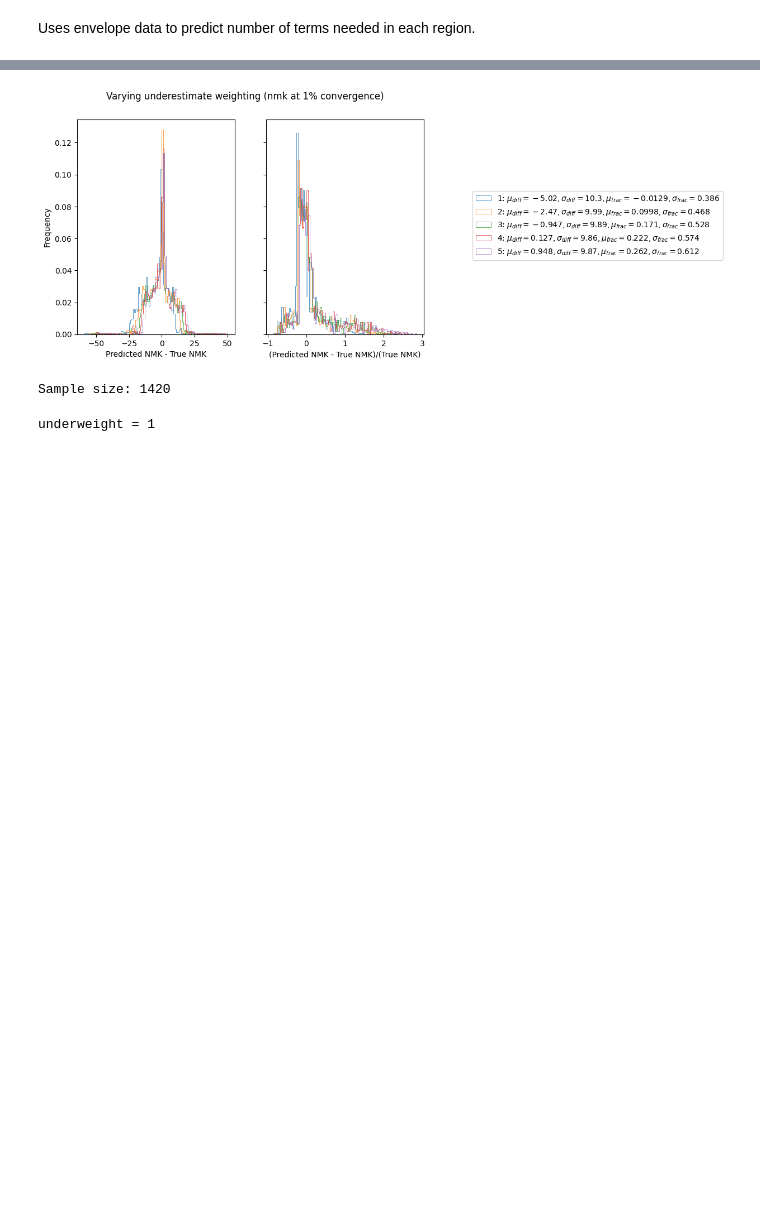
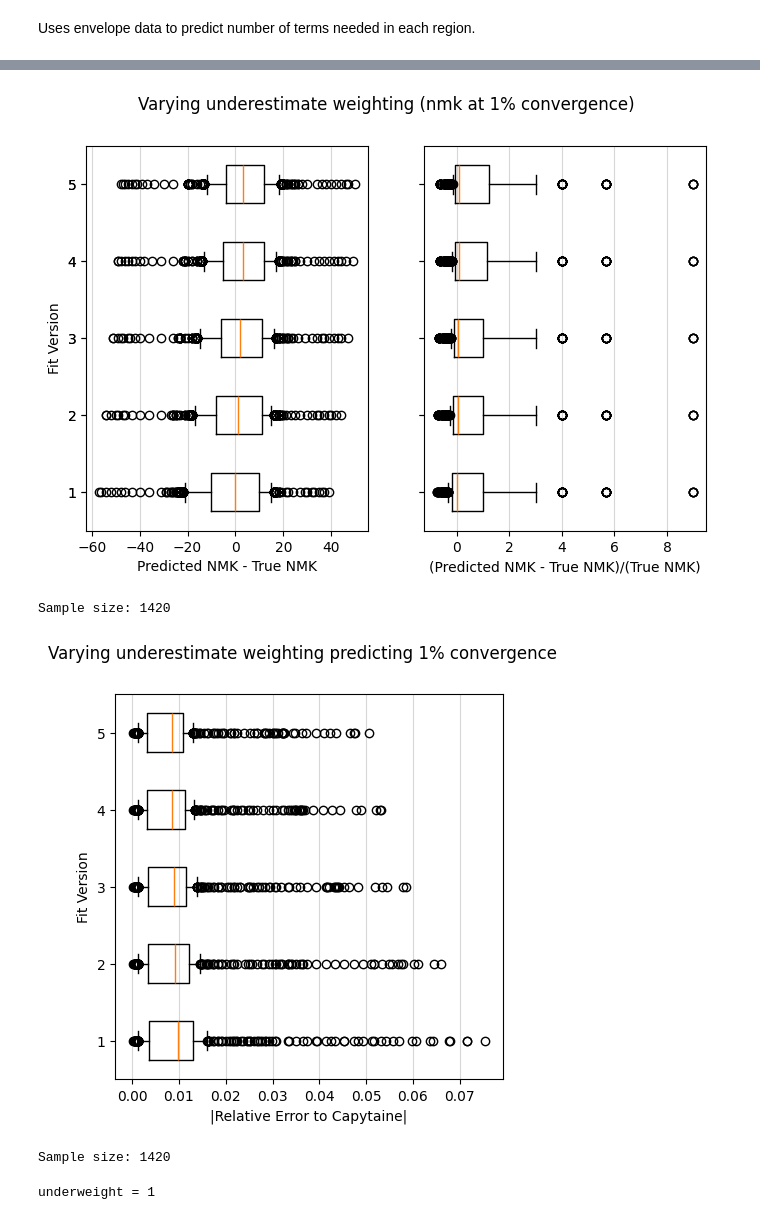
Before and after one commit to symbiotic-engineering/OpenFLASH, a Jupyter notebook: hydro/python/convergence-study/prediction/innermost-predictor.ipynb, the cells around one changed output, grey strips where cells are left out. Drawn from its saved outputs; the diff is of its cells as text; code cells hidden in the pictures; blank space fills up the shorter version.

```diff
--- a/hydro/python/convergence-study/prediction/predictor.ipynb
+++ b/hydro/python/convergence-study/prediction/innermost-predictor.ipynb
@@ -49,12 +65,28 @@ def inner_model_1_cutoff(cutoff):
     return alpha, beta
 
   variables_used = ["(h-d)/radwidth", "(h-d_out)/(h-d)"]
-  return model_vars, variables_used
+  guess = (1.44, 0.03, 1.44, 0.03, 0.2, 0.03)
+  return model_vars, variables_used, guess
 
-def inner_model_1_cutoff_variants(cutoff):
-  inner_model, variables_used= inner_model_1_cutoff(cutoff)
+def variables_guess_variants(model, *params):
+  inner_model, variables_used, guess = model(*params)
   fit_model, cf_params_to_alpha_beta, err_from_nmk_model, nmk_from_err_model = get_model_variants(innermost_vars_cf, variables_used, inner_model)
-  return variables_used, fit_model, cf_params_to_alpha_beta, err_from_nmk_model, nmk_from_err_model
+  return variables_used, guess, fit_model, cf_params_to_alpha_beta, err_from_nmk_model, nmk_from_err_model
 
 def inner_weighted_fit_hmdr_rr_only(cfs, hydro, model, guess, nmk_max = 150, underweight = 1):
   return fit_inner_model_weighted(cfs, hydro, model, guess, ["(h-d)/radwidth", "(h-d_out)/(h-d)"], nmk_max = nmk_max, underweight = underweight)
+# %%
+def twenty_minimum(nmk_from_err_model):
+  return lambda err, cf, *params : max(nmk_from_err_model(err, cf, *params), 20)
+# %%
+variables_used, guess, fit_model, cf_params_to_alpha_beta, err_from_nmk_model, nmk_from_err_model = variables_guess_variants(inner_model_sigmoid_low)
+cfs, hydro = f4_data, "am"
+params_dict= {}
+underweight_lst = [1, 2, 3, 4, 5]
+for underweight in underweight_lst:
+  params, res = inner_weighted_fit_hmdr_rr_only(cfs, hydro, fit_model, guess, underweight = underweight)
+  key = str(underweight)
+  params_dict[key] = (twenty_minimum(nmk_from_err_model), params)
+# statpack1 = compare_nmk_distributions(cfs, hydro, params_dict, 0.01, title = "Varying underestimate weighting (nmk at 1% convergence)")
+statpack2 = compare_nmk_distributions(cfs, hydro, params_dict, 0.01, title = "Varying underestimate weighting (nmk at 1% convergence)", plot_type = "box")
+statpack3 = compare_err_distributions(cfs, hydro, params_dict, 0.01, title = "Varying underestimate weighting predicting 1% convergence")
@@ -61,14 +108,18 @@ def inner_weighted_fit_hmdr_rr_only(cfs, hydro, model, guess, nmk_max = 150, und
 # %%
-variables_used, fit_model, cf_params_to_alpha_beta, err_from_nmk_model, nmk_from_err_model = inner_model_1_cutoff_variants(1)
+variables_used, guess, fit_model, cf_params_to_alpha_beta, err_from_nmk_model, nmk_from_err_model = variables_guess_variants(inner_model_1_cutoff, 1)
 cfs, hydro = f4_data, "am"
 params_dict= {}
 underweight_lst = [1, 2, 3, 4, 5]
 for underweight in underweight_lst:
-  params, res = inner_weighted_fit_hmdr_rr_only(cfs, hydro, fit_model, (1.44, 0.03, 1.44, 0.03, 0.2, 0.03), underweight = underweight)
+  params, res = inner_weighted_fit_hmdr_rr_only(cfs, hydro, fit_model, guess, underweight = underweight)
   key = str(underweight)
-  params_dict[key] = (nmk_from_err_model, params)
-statpack = compare_nmk_distributions(cfs, hydro, params_dict, 0.01, title = "Varying underestimate weighting (nmk at 1% convergence)")
+  params_dict[key] = (twenty_minimum(nmk_from_err_model), params)
+# statpack1 = compare_nmk_distributions(cfs, hydro, params_dict, 0.01, title = "Varying underestimate weighting (nmk at 1% convergence)")
+statpack2 = compare_nmk_distributions(cfs, hydro, params_dict, 0.01, title = "Varying underestimate weighting (nmk at 1% convergence)", plot_type = "box")
+statpack3 = compare_err_distributions(cfs, hydro, params_dict, 0.01, title = "Varying underestimate weighting predicting 1% convergence")
 # %% [output]
-[figure, old version]
+[figure, new version]
 Sample size: 1420
+[figure, added]
+Sample size: 1420
 # %%
```
Also changed, not shown: parts of 4 cells of this notebook, 2 other files.
